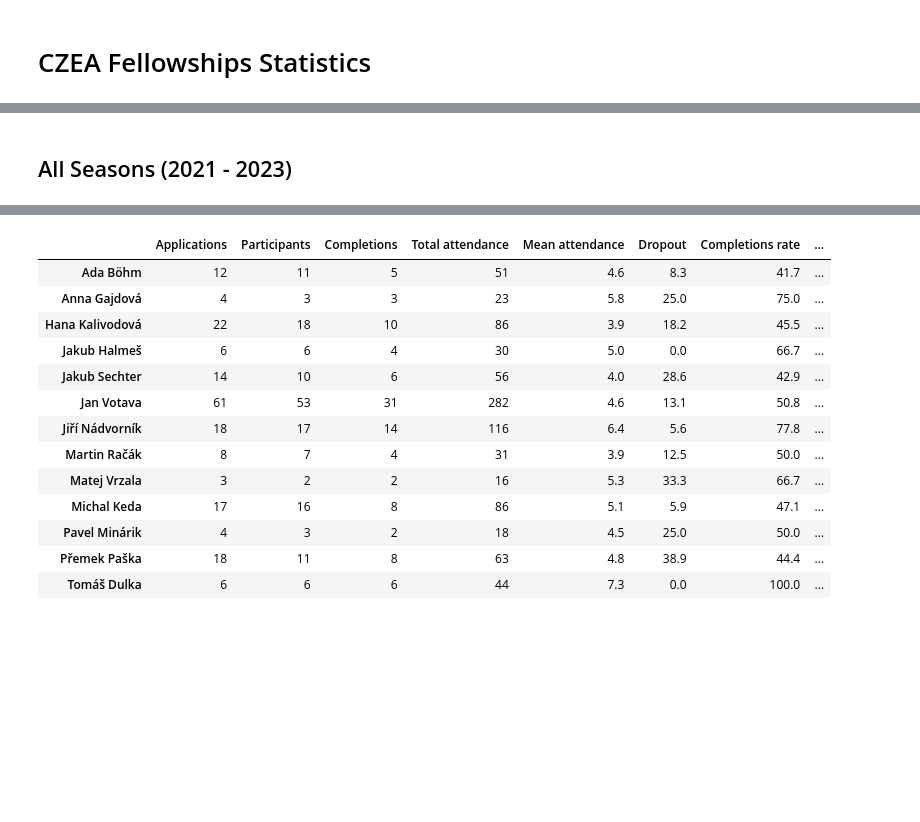
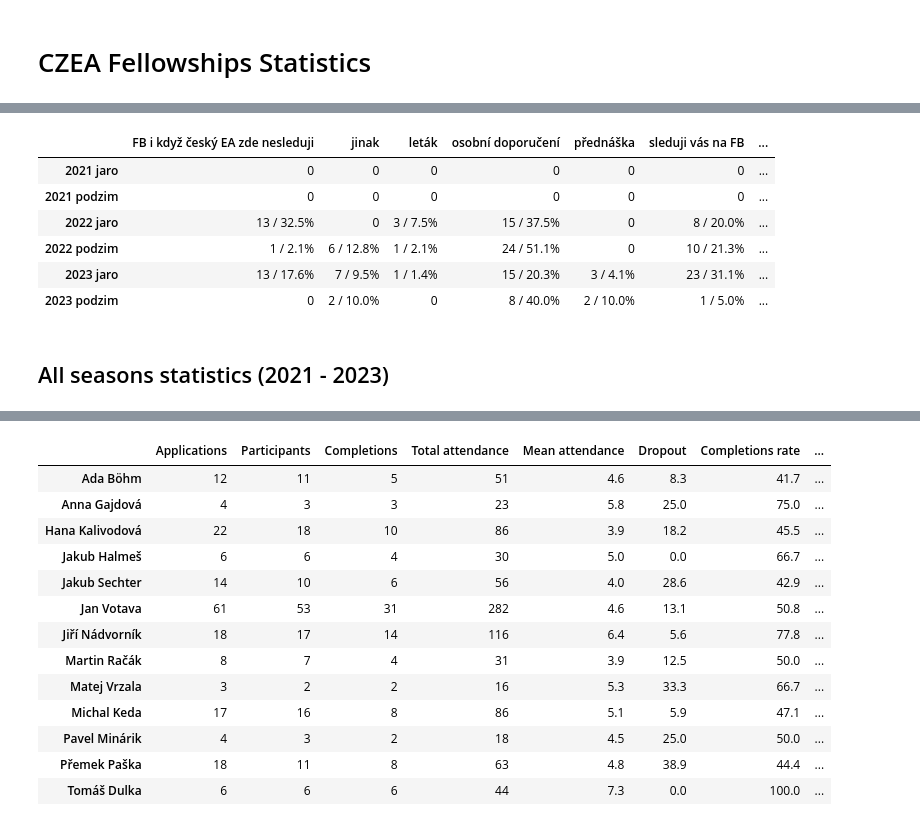
Before and after one commit to GPT-4I/evals, a Jupyter notebook: data.ipynb, the cells around one changed output, grey strips where cells are left out. Drawn from its saved outputs; the diff is of its cells as text; code cells hidden in the pictures; blank space fills up the shorter version.

```diff
--- a/data.ipynb
+++ b/data.ipynb
@@ -3,2 +206,13 @@
+# %%
+df.loc[df["Jak jste se o semináři dozvěděli?"].str.contains("FB, i když český EA zde nesleduji", na=False), "Jak jste se o semináři dozvěděli?"] = "FB i když český EA zde nesleduji"
+report_2_columns("Season","Jak jste se o semináři dozvěděli?")
+# %% [output]
+|  | FB i když český EA zde nesleduji | jinak | leták | osobní doporučení | přednáška | sleduji vás na FB | ... |
+| 2021 jaro | 0 | 0 | 0 | 0 | 0 | 0 | ... |
+| 2021 podzim | 0 | 0 | 0 | 0 | 0 | 0 | ... |
+| 2022 jaro | 13 / 32.5% | 0 | 3 / 7.5% | 15 / 37.5% | 0 | 8 / 20.0% | ... |
+| 2022 podzim | 1 / 2.1% | 6 / 12.8% | 1 / 2.1% | 24 / 51.1% | 0 | 10 / 21.3% | ... |
+| 2023 jaro | 13 / 17.6% | 7 / 9.5% | 1 / 1.4% | 15 / 20.3% | 3 / 4.1% | 23 / 31.1% | ... |
+| 2023 podzim | 0 | 2 / 10.0% | 0 | 8 / 40.0% | 2 / 10.0% | 1 / 5.0% | ... |
 # %% [markdown]
-## All Seasons (2021 - 2023)
+## All seasons statistics (2021 - 2023)
```
Also changed, not shown: parts of 22 cells of this notebook.
